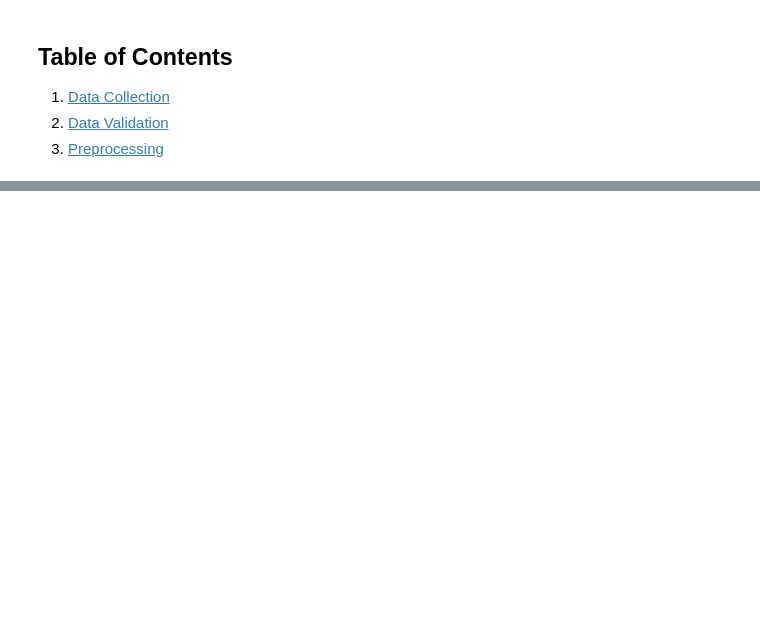
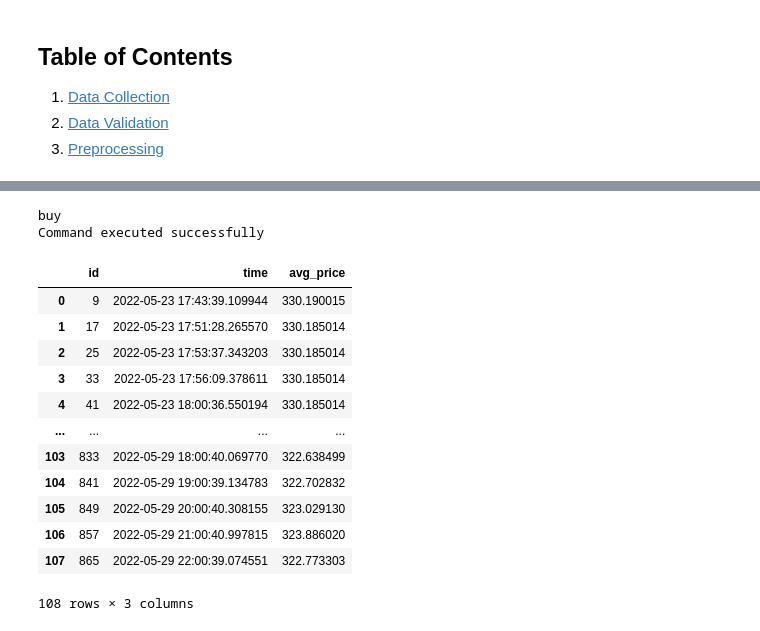
Before and after one commit to defunSM/Data-Science-Portfolio, a Jupyter notebook: Eve_Online_PI_Price_Forecaster/notebooks/PI_Price_EDA.ipynb, the cells around one changed output, grey strips where cells are left out. Saved outputs shown, nothing was run; the diff lists cells and outputs as text; code cells hidden in the pictures; blank space fills up the shorter version.

```diff
--- a/Eve_Online_PI_Price_Forecaster/notebooks/PI_Price_EDA.ipynb
+++ b/Eve_Online_PI_Price_Forecaster/notebooks/PI_Price_EDA.ipynb
@@ -54,31 +18,0 @@ silicon_buy_prices
-# %%
-def market_data(item_name: str, region_id: str or int = "0", order_type: str ="buy", stat="weightedAverage") -> List:
-    """_summary_
-
-    Args:
-        item_name (str): _description_
-        market_order_type (str, optional): _description_. Defaults to "buy".
-
-    Returns:
-        List:
-    """
-    # Validating and reformating arguments into proper format
-    order_type = order_type.lower()
-
-    if order_type is not "buy" or "sell":
-        raise ValueError("Invalid market_order_type")
-
-    itemid = api.get_item_id(item_name)
-
-    # Postgresql query unpacking JSON data field
-    command = (
-        f"""
-        SELECT data -> {itemid} -> {order_type} -> {stat}
-        FROM market_data
-        WHERE region_id = {region_id}
-        """
-        )
-
-    results = db.postgresql_command(command, results=True)
-
-    return results
@@ -111,0 +110,21 @@ TypeError: 'datetime.datetime' object is not subscriptable
+# %%
+# Create dataframe from the data
+df = pd.DataFrame(data=market_data("Silicon"), columns=["id", "time", "avg_price"])
+df.avg_price = pd.to_numeric(df.avg_price)
+df
+# %% [output]
+buy
+Command executed successfully
+|  | id | time | avg_price |
+| 0 | 9 | 2022-05-23 17:43:39.109944 | 330.190015 |
+| 1 | 17 | 2022-05-23 17:51:28.265570 | 330.185014 |
+| 2 | 25 | 2022-05-23 17:53:37.343203 | 330.185014 |
+| 3 | 33 | 2022-05-23 17:56:09.378611 | 330.185014 |
+| 4 | 41 | 2022-05-23 18:00:36.550194 | 330.185014 |
+| ... | ... | ... | ... |
+| 103 | 833 | 2022-05-29 18:00:40.069770 | 322.638499 |
+| 104 | 841 | 2022-05-29 19:00:39.134783 | 322.702832 |
+| 105 | 849 | 2022-05-29 20:00:40.308155 | 323.029130 |
+| 106 | 857 | 2022-05-29 21:00:40.997815 | 323.886020 |
+| 107 | 865 | 2022-05-29 22:00:39.074551 | 322.773303 |
+108 rows × 3 columns
```
Also changed, not shown: parts of 14 cells of this notebook, 1 other file.
